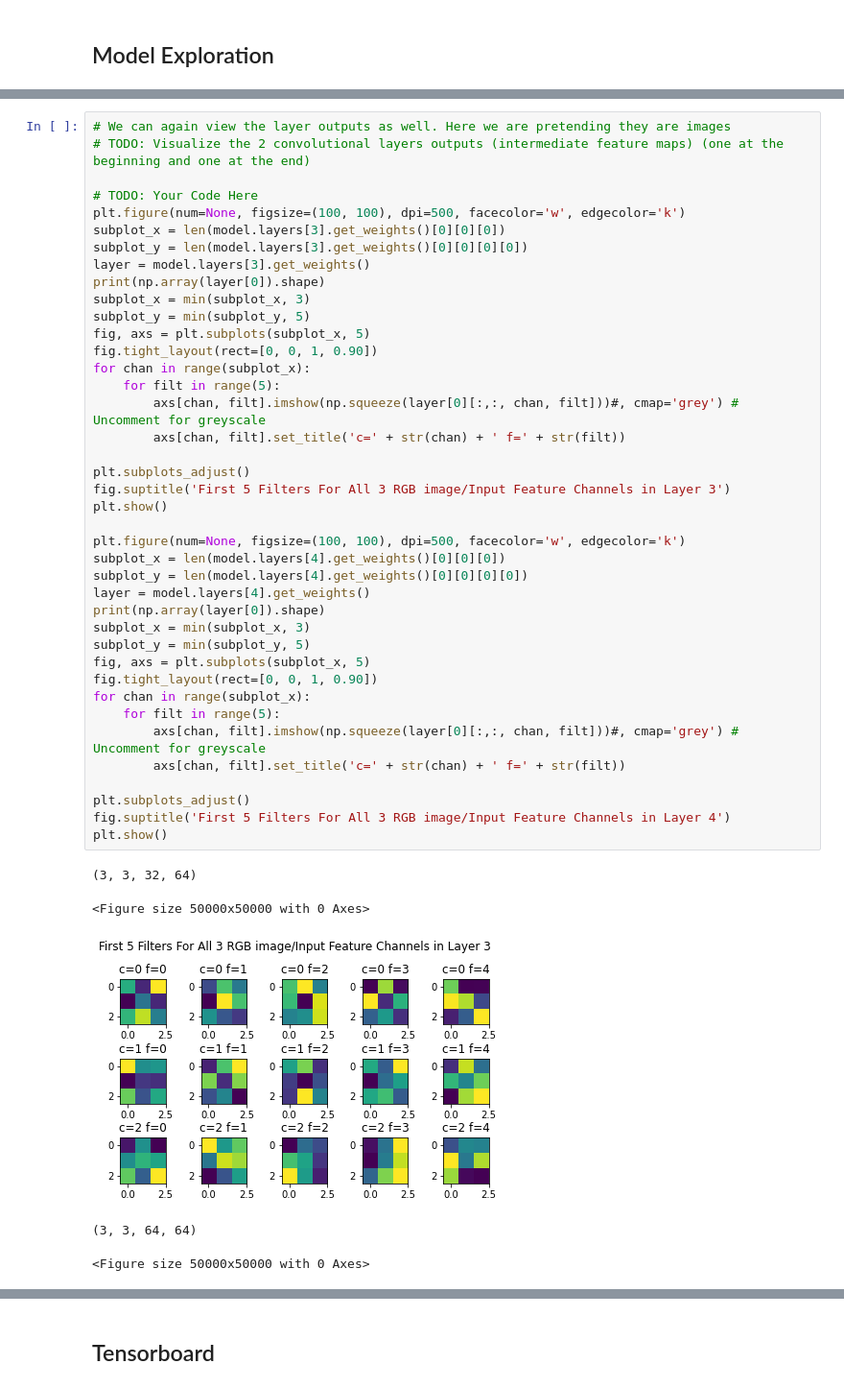
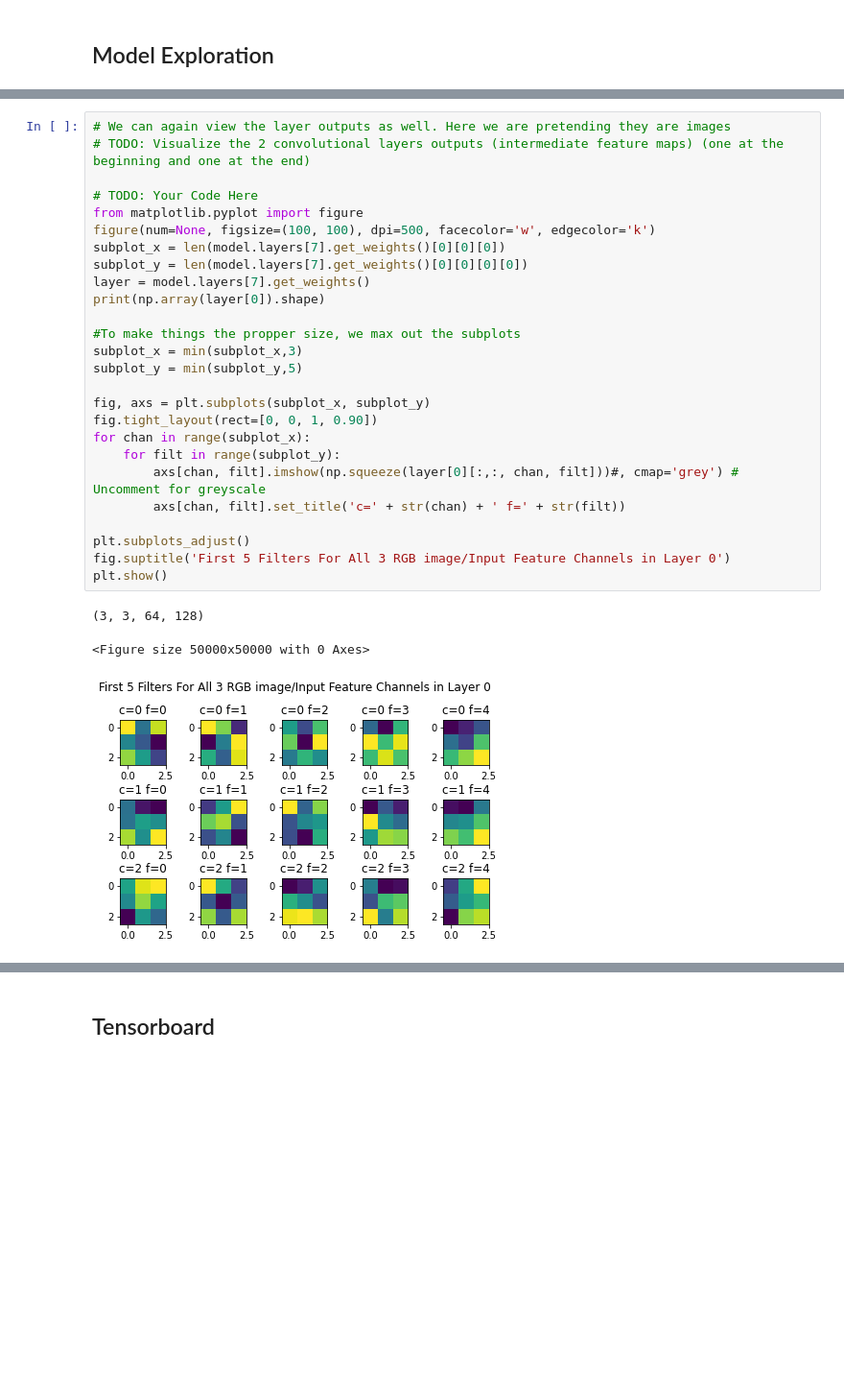
Before and after one commit to gaeckec/cpre487, a Jupyter notebook: lab1.ipynb, the cells around one changed output, grey strips where cells are left out. Shown at 96% size. Saved outputs shown, nothing was run; the diff lists cells and outputs as text; blank space fills up the shorter version.

```diff
--- a/lab1.ipynb
+++ b/lab1.ipynb
@@ -394,46 +441,30 @@ plt.show()
 # %%
 # We can again view the layer outputs as well. Here we are pretending they are images
 # TODO: Visualize the 2 convolutional layers outputs (intermediate feature maps) (one at the beginning and one at the end)
 
 # TODO: Your Code Here
-plt.figure(num=None, figsize=(100, 100), dpi=500, facecolor='w', edgecolor='k')
-subplot_x = len(model.layers[3].get_weights()[0][0][0])
-subplot_y = len(model.layers[3].get_weights()[0][0][0][0])
-layer = model.layers[3].get_weights()
+from matplotlib.pyplot import figure
+figure(num=None, figsize=(100, 100), dpi=500, facecolor='w', edgecolor='k')
+subplot_x = len(model.layers[7].get_weights()[0][0][0])
+subplot_y = len(model.layers[7].get_weights()[0][0][0][0])
+layer = model.layers[7].get_weights()
 print(np.array(layer[0]).shape)
-subplot_x = min(subplot_x, 3)
-subplot_y = min(subplot_y, 5)
-fig, axs = plt.subplots(subplot_x, 5)
+
+#To make things the propper size, we max out the subplots
+subplot_x = min(subplot_x,3)
+subplot_y = min(subplot_y,5)
+
+fig, axs = plt.subplots(subplot_x, subplot_y)
 fig.tight_layout(rect=[0, 0, 1, 0.90])
 for chan in range(subplot_x):
-    for filt in range(5):
+    for filt in range(subplot_y):
         axs[chan, filt].imshow(np.squeeze(layer[0][:,:, chan, filt]))#, cmap='grey') # Uncomment for greyscale
         axs[chan, filt].set_title('c=' + str(chan) + ' f=' + str(filt))
 
 plt.subplots_adjust()
-fig.suptitle('First 5 Filters For All 3 RGB image/Input Feature Channels in Layer 3')
+fig.suptitle('First 5 Filters For All 3 RGB image/Input Feature Channels in Layer 0')
 plt.show()
-
-plt.figure(num=None, figsize=(100, 100), dpi=500, facecolor='w', edgecolor='k')
-subplot_x = len(model.layers[4].get_weights()[0][0][0])
-subplot_y = len(model.layers[4].get_weights()[0][0][0][0])
-layer = model.layers[4].get_weights()
-print(np.array(layer[0]).shape)
-subplot_x = min(subplot_x, 3)
-subplot_y = min(subplot_y, 5)
-fig, axs = plt.subplots(subplot_x, 5)
-fig.tight_layout(rect=[0, 0, 1, 0.90])
-for chan in range(subplot_x):
-    for filt in range(5):
-        axs[chan, filt].imshow(np.squeeze(layer[0][:,:, chan, filt]))#, cmap='grey') # Uncomment for greyscale
-        axs[chan, filt].set_title('c=' + str(chan) + ' f=' + str(filt))
-
-plt.subplots_adjust()
-fig.suptitle('First 5 Filters For All 3 RGB image/Input Feature Channels in Layer 4')
-plt.show()
 # %% [output]
-(3, 3, 32, 64)
+(3, 3, 64, 128)
 <Figure size 50000x50000 with 0 Axes>
-[figure, old version]
+[figure, new version]
-(3, 3, 64, 64)
-<Figure size 50000x50000 with 0 Axes>
```
Also changed, not shown: parts of 20 cells of this notebook.
